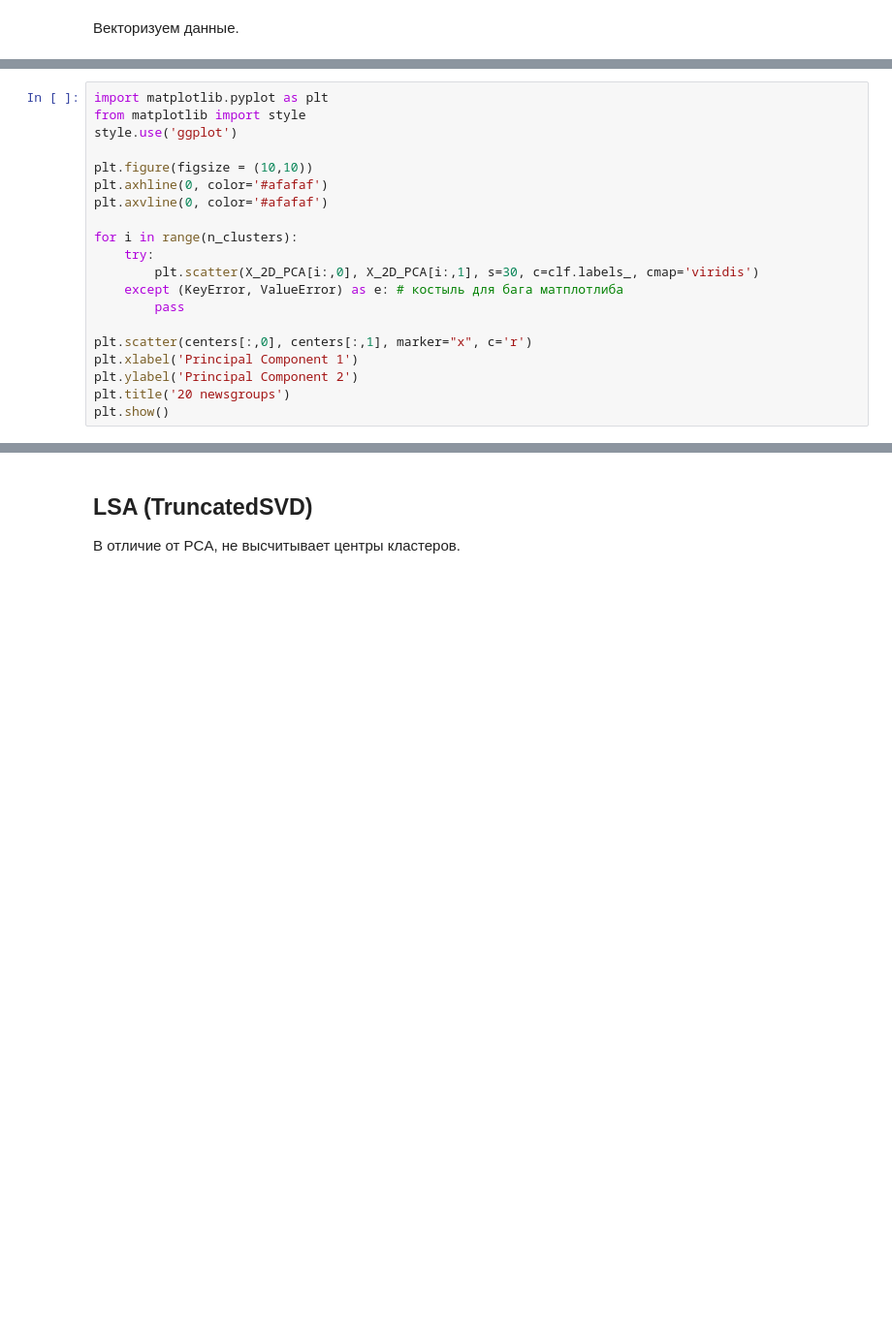
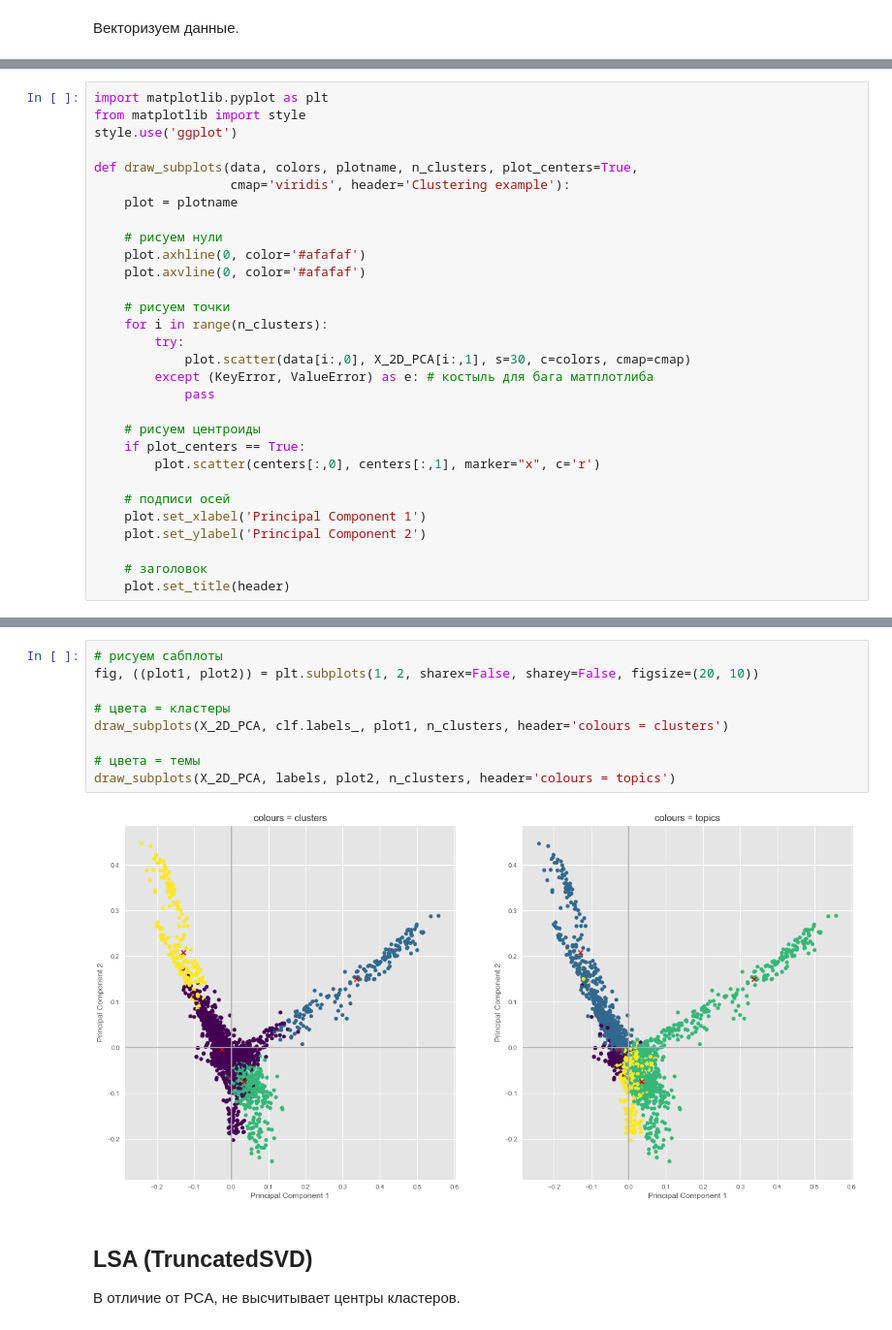
Before and after one commit to ancatmara/data-science-nlp, a Jupyter notebook: 3. DimReduction + Clustering.ipynb, the cells around one changed output, grey strips where cells are left out. Shown at 97% size. Cells and saved outputs as stored; diff of their text form; blank space fills up the shorter version.

```diff
--- a/3. DimReduction + Clustering.ipynb
+++ b/3. DimReduction + Clustering.ipynb
@@ -150,18 +230,28 @@ import matplotlib.pyplot as plt
 from matplotlib import style
 style.use('ggplot')
 
-plt.figure(figsize = (10,10))
-plt.axhline(0, color='#afafaf')
-plt.axvline(0, color='#afafaf')
+def draw_subplots(data, colors, plotname, n_clusters, plot_centers=True,
+                  cmap='viridis', header='Clustering example'):
+    plot = plotname
 
-for i in range(n_clusters):
-    try:
-        plt.scatter(X_2D_PCA[i:,0], X_2D_PCA[i:,1], s=30, c=clf.labels_, cmap='viridis')
-    except (KeyError, ValueError) as e: # костыль для бага матплотлиба
-        pass
+    # рисуем нули
+    plot.axhline(0, color='#afafaf')
+    plot.axvline(0, color='#afafaf')
 
-plt.scatter(centers[:,0], centers[:,1], marker="x", c='r')
-plt.xlabel('Principal Component 1')
-plt.ylabel('Principal Component 2')
-plt.title('20 newsgroups')
-plt.show()
+    # рисуем точки
+    for i in range(n_clusters):
+        try:
+            plot.scatter(data[i:,0], X_2D_PCA[i:,1], s=30, c=colors, cmap=cmap)
+        except (KeyError, ValueError) as e: # костыль для бага матплотлиба
+            pass
+
+    # рисуем центроиды
+    if plot_centers == True:
+        plot.scatter(centers[:,0], centers[:,1], marker="x", c='r')
+
+    # подписи осей
+    plot.set_xlabel('Principal Component 1')
+    plot.set_ylabel('Principal Component 2')
+
+    # заголовок
+    plot.set_title(header)
@@ -190,3 +258,14 @@ plt.show()
+# %%
+# рисуем сабплоты
+fig, ((plot1, plot2)) = plt.subplots(1, 2, sharex=False, sharey=False, figsize=(20, 10))
+
+# цвета = кластеры
+draw_subplots(X_2D_PCA, clf.labels_, plot1, n_clusters, header='colours = clusters')
+
+# цвета = темы
+draw_subplots(X_2D_PCA, labels, plot2, n_clusters, header='colours = topics')
+# %% [output]
+[figure, added]
 # %% [markdown]
 ## LSA (TruncatedSVD)
 
```
Also changed, not shown: parts of 35 cells of this notebook, 4 other files.
